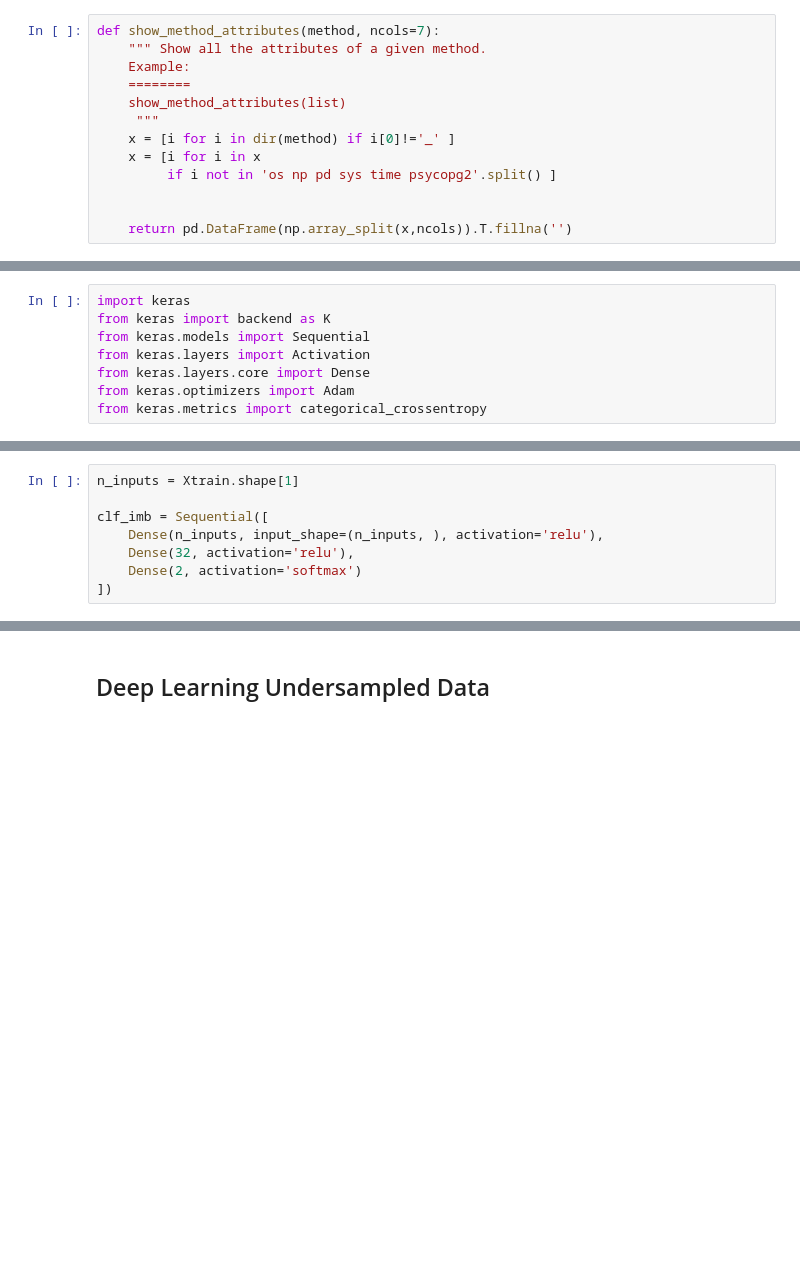
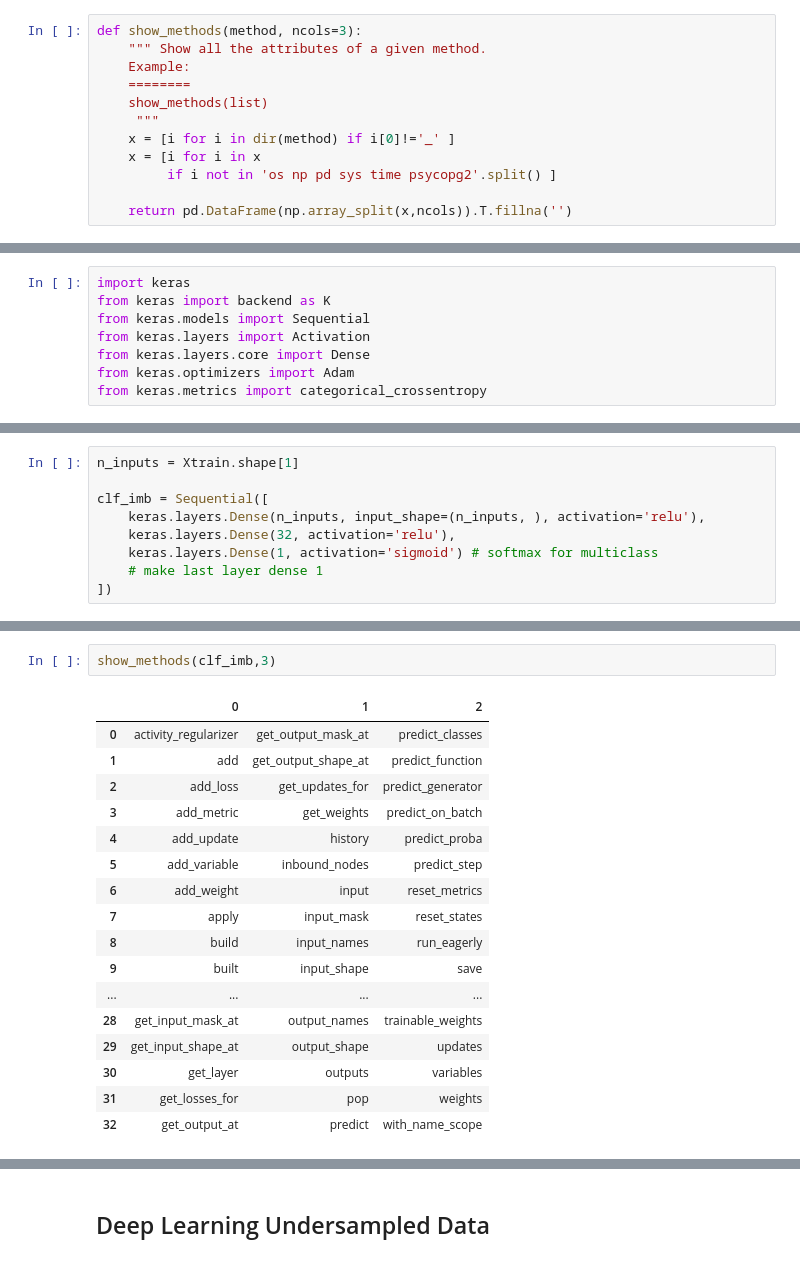
Before and after one commit to bhishanpdl/Project_Fraud_Detection, a Jupyter notebook: notebooks/d01_classification_modelling_keras.ipynb, the cells around one changed output, grey strips where cells are left out. Saved outputs shown, nothing was run; the diff lists cells and outputs as text; blank space fills up the shorter version.

```diff
--- a/notebooks/d01_classification_modelling_keras.ipynb
+++ b/notebooks/d01_classification_modelling_keras.ipynb
@@ -132,15 +87,14 @@ Using TensorFlow backend.
 # %% [markdown]
 # Useful Scripts
 # %%
-def show_method_attributes(method, ncols=7):
+def show_methods(method, ncols=3):
     """ Show all the attributes of a given method.
     Example:
     ========
-    show_method_attributes(list)
+    show_methods(list)
      """
     x = [i for i in dir(method) if i[0]!='_' ]
     x = [i for i in x
          if i not in 'os np pd sys time psycopg2'.split() ]
 
-
     return pd.DataFrame(np.array_split(x,ncols)).T.fillna('')
@@ -317,7 +322,8 @@ from keras.metrics import categorical_crossentropy
 n_inputs = Xtrain.shape[1]
 
 clf_imb = Sequential([
-    Dense(n_inputs, input_shape=(n_inputs, ), activation='relu'),
-    Dense(32, activation='relu'),
-    Dense(2, activation='softmax')
+    keras.layers.Dense(n_inputs, input_shape=(n_inputs, ), activation='relu'),
+    keras.layers.Dense(32, activation='relu'),
+    keras.layers.Dense(1, activation='sigmoid') # softmax for multiclass
+    # make last layer dense 1
 ])
@@ -339,3 +330,23 @@ show_method_attributes(clf_imb)
+# %%
+show_methods(clf_imb,3)
+# %% [output]
+|  | 0 | 1 | 2 |
+| 0 | activity_regularizer | get_output_mask_at | predict_classes |
+| 1 | add | get_output_shape_at | predict_function |
+| 2 | add_loss | get_updates_for | predict_generator |
+| 3 | add_metric | get_weights | predict_on_batch |
+| 4 | add_update | history | predict_proba |
+| 5 | add_variable | inbound_nodes | predict_step |
+| 6 | add_weight | input | reset_metrics |
+| 7 | apply | input_mask | reset_states |
+| 8 | build | input_names | run_eagerly |
+| 9 | built | input_shape | save |
+| ... | ... | ... | ... |
+| 28 | get_input_mask_at | output_names | trainable_weights |
+| 29 | get_input_shape_at | output_shape | updates |
+| 30 | get_layer | outputs | variables |
+| 31 | get_losses_for | pop | weights |
+| 32 | get_output_at | predict | with_name_scope |
 # %%
 clf_imb.summary()
 # %% [output]
```
Also changed, not shown: parts of 58 cells of this notebook, 20 other files.
